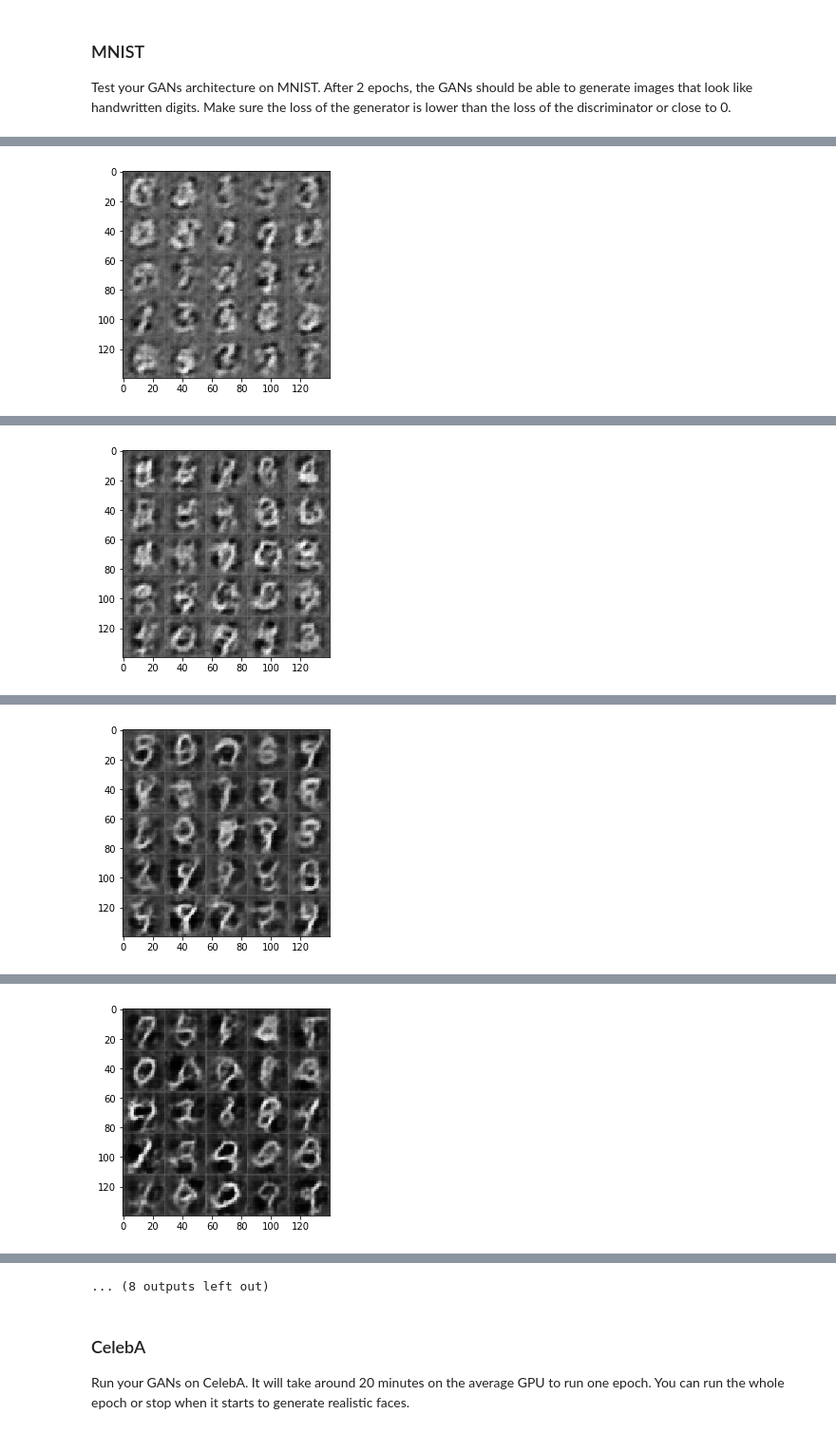
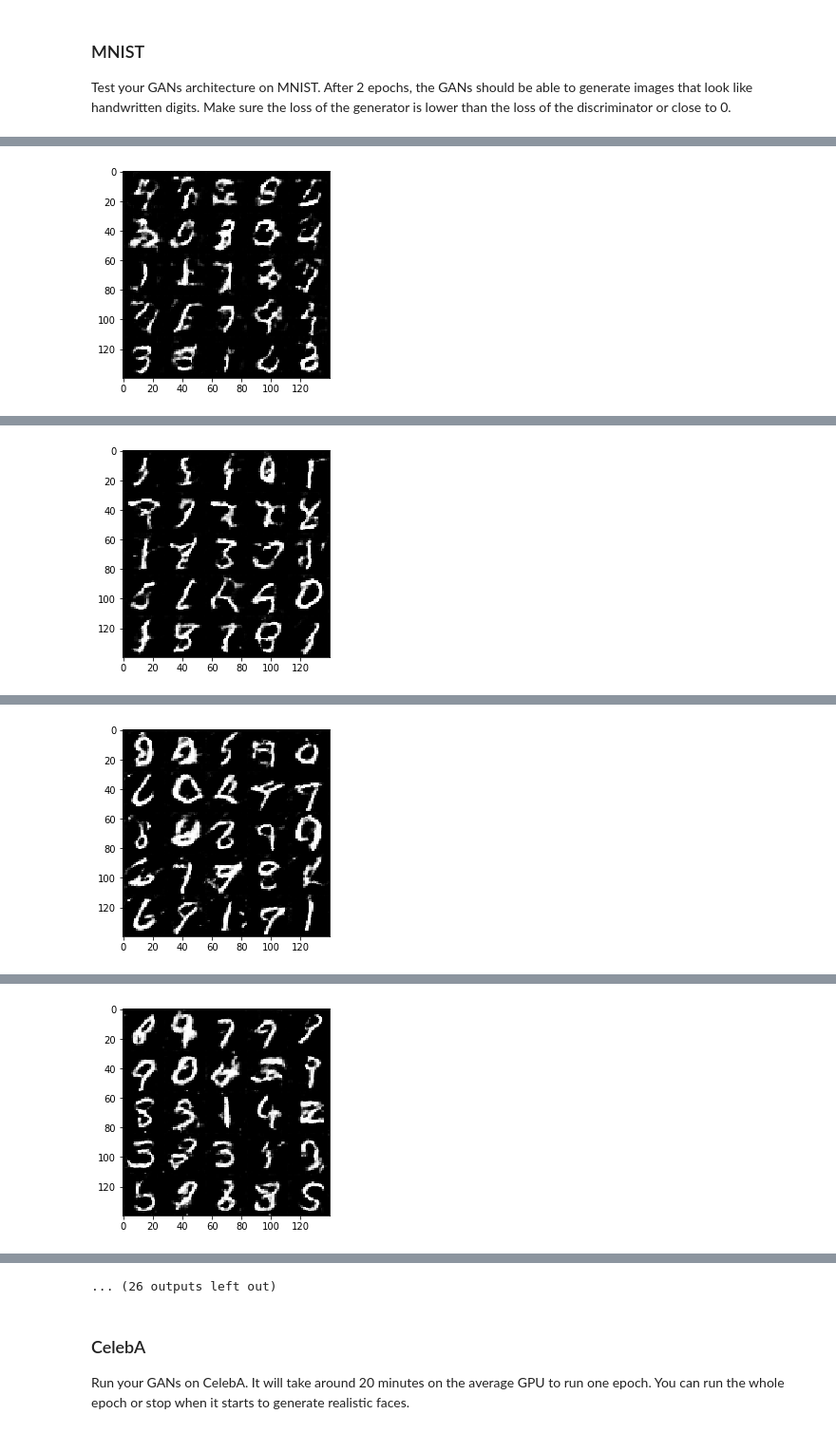
Before and after one commit to Tinshark/udacity-deep-learning-foundations, a Jupyter notebook: project-5/dlnd_face_generation.ipynb, the cells around one changed output, grey strips where cells are left out. Shown at 95% size. Saved outputs shown, nothing was run; the diff lists cells and outputs as text; code cells hidden in the pictures.

Commit message:
Updated notebook after Udacity review comments.

```diff
--- a/project-5/dlnd_face_generation.ipynb
+++ b/project-5/dlnd_face_generation.ipynb
@@ -397,6 +401,10 @@ def train(epoch_count, batch_size, z_dim, learning_rate, beta1, get_batches, dat
     :param data_shape: Shape of the data
     :param data_image_mode: The image mode to use for images ("RGB" or "L")
     """
+
+    # Hyperparameters
+    d_limit = 0.6
+    g_limit = 0.5
 
     # Clarify some variable names
     image_width = data_shape[1]
@@ -434,24 +442,34 @@ def train(epoch_count, batch_size, z_dim, learning_rate, beta1, get_batches, dat
                 # Sample random noise to feed the generator
                 batch_z = np.random.uniform(-1, 1, size=(batch_size, z_dim))
 
+                # Try out training balancing scheme, hinted at in https://github.com/soumith/ganhacks/
+                # Slightly more expensive, but not too bad
+                training_loss_d = sess.run(d_loss, feed_dict={real_input: batch_images,
+                                                              z_input: batch_z})
+
+                training_loss_g = sess.run(g_loss, feed_dict={z_input: batch_z})
+
                 # Run optimizers
-                # Take three optimization steps in G for every in D to stabilize training
-                _ = sess.run(d_opt, feed_dict={real_input: batch_images,
-                                               z_input: batch_z,
-                                               lr: learning_rate})
+                while (training_loss_d > d_limit):
+                    _ = sess.run(d_opt, feed_dict={real_input: batch_images,
+                                                   z_input: batch_z,
+                                                   lr: learning_rate})
 
-                _ = sess.run(g_opt, feed_dict={z_input: batch_z,
-                                               lr: learning_rate})
-                _ = sess.run(g_opt, feed_dict={z_input: batch_z,
-                                               lr: learning_rate})
-
-                # Monitor losses during training
-                if batch_counter % 10 == 0:
                     training_loss_d = sess.run(d_loss, feed_dict={real_input: batch_images,
                                                                   z_input: batch_z})
 
+                while (training_loss_g > g_limit):
+                    _ = sess.run(g_opt, feed_dict={real_input: batch_images,
+                                                   z_input: batch_z,
+                                                   lr: learning_rate})
+
                     training_loss_g = sess.run(g_loss, feed_dict={z_input: batch_z})
 
+
+                # Monitor losses during training
+                # Yes, training_loss_d has changed again after taking steps in the generator.
+                # But skip re-evauluation, just check stability
+                if batch_counter % 10 == 0:
                     print("Epoch {}/{} - Batch {}/{}: ".format(epoch_i+1, epoch_count, batch_counter, n_total_batches),
                           "Discriminator loss = {:.4f} ".format(training_loss_d),
                           "Generator loss = {:.4f}".format(training_loss_g))
@@ -459,14 +477,17 @@ def train(epoch_count, batch_size, z_dim, learning_rate, beta1, get_batches, dat
                 # Sample generator output every once in a while
                 if batch_counter % 100 == 0:
                     show_generator_output(sess, 25, z_input, image_channels, data_image_mode)
+
+        # Sample at the end of training
+        show_generator_output(sess, 25, z_input, image_channels, data_image_mode)
 # %% [markdown]
 ### MNIST
 Test your GANs architecture on MNIST.  After 2 epochs, the GANs should be able to generate images that look like handwritten digits.  Make sure the loss of the generator is lower than the loss of the discriminator or close to 0.
 # %%
-batch_size = 120
+batch_size = 64
 z_dim = 100
-learning_rate = 0.001
-beta1 = 0.5
+learning_rate = 0.004
+beta1 = 0.2
 
 
 """
@@ -493 +514 @@ Epoch 1/2 - Batch 100/500:  Discriminator loss = 1.5597  Generator loss = 0.4954
-[figure, old version]
+[figure, new version]
@@ -504 +525 @@ Epoch 1/2 - Batch 200/500:  Discriminator loss = 1.4777  Generator loss = 0.8711
-[figure, old version]
+[figure, new version]
@@ -515 +536 @@ Epoch 1/2 - Batch 300/500:  Discriminator loss = 1.4482  Generator loss = 0.7987
-[figure, old version]
+[figure, new version]
@@ -526 +547 @@ Epoch 1/2 - Batch 400/500:  Discriminator loss = 1.4824  Generator loss = 0.6025
-[figure, old version]
+[figure, new version]
@@ -549,4 +570,4 @@ Epoch 2/2 - Batch 100/500:  Discriminator loss = 1.3576  Generator loss = 0.8836
-... (8 outputs left out)
+... (26 outputs left out)
 # %% [markdown]
 ### CelebA
 Run your GANs on CelebA.  It will take around 20 minutes on the average GPU to run one epoch.  You can run the whole epoch or stop when it starts to generate realistic faces.
```
Also changed, not shown: parts of 7 cells of this notebook, 1 other file.
